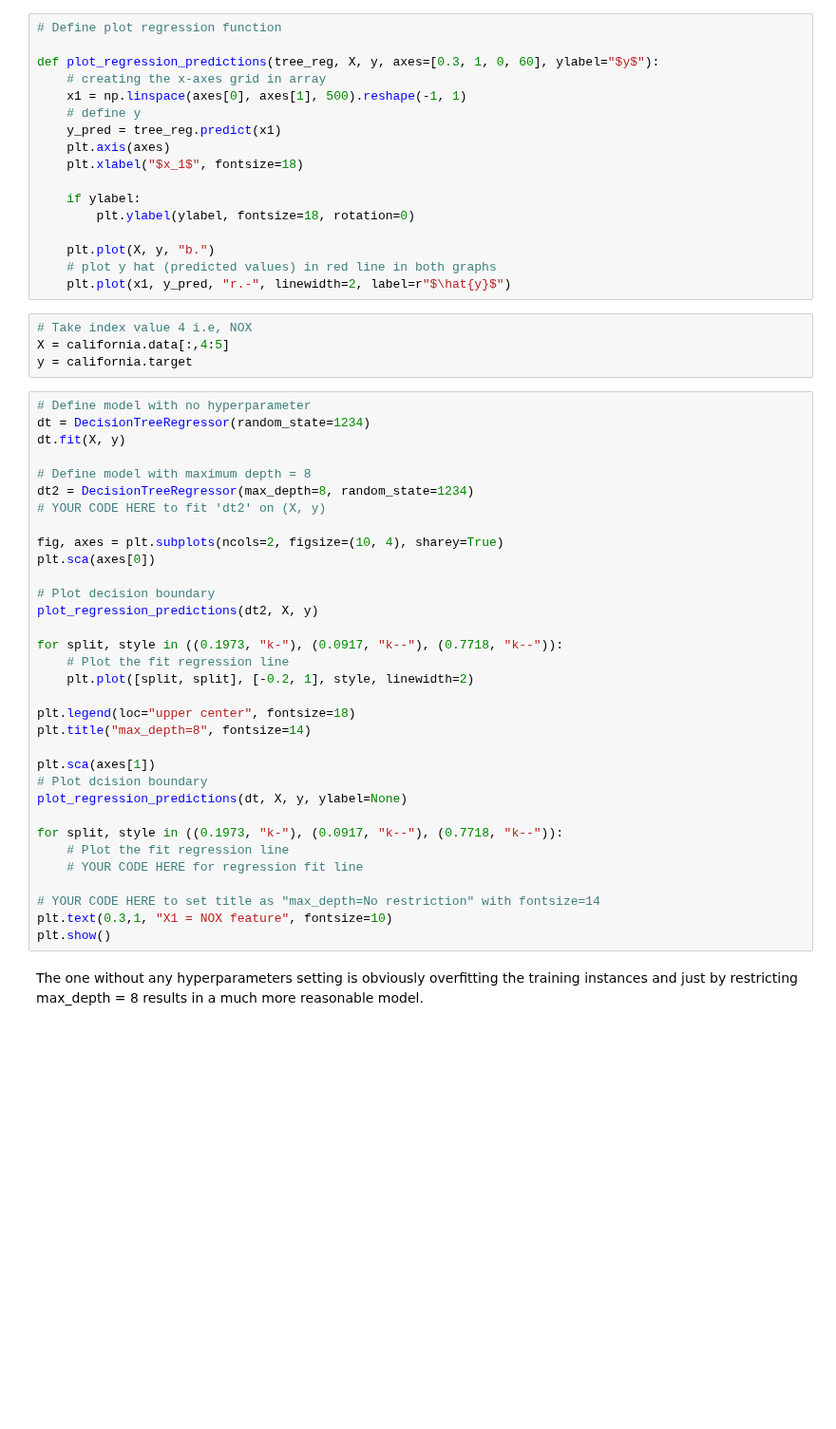
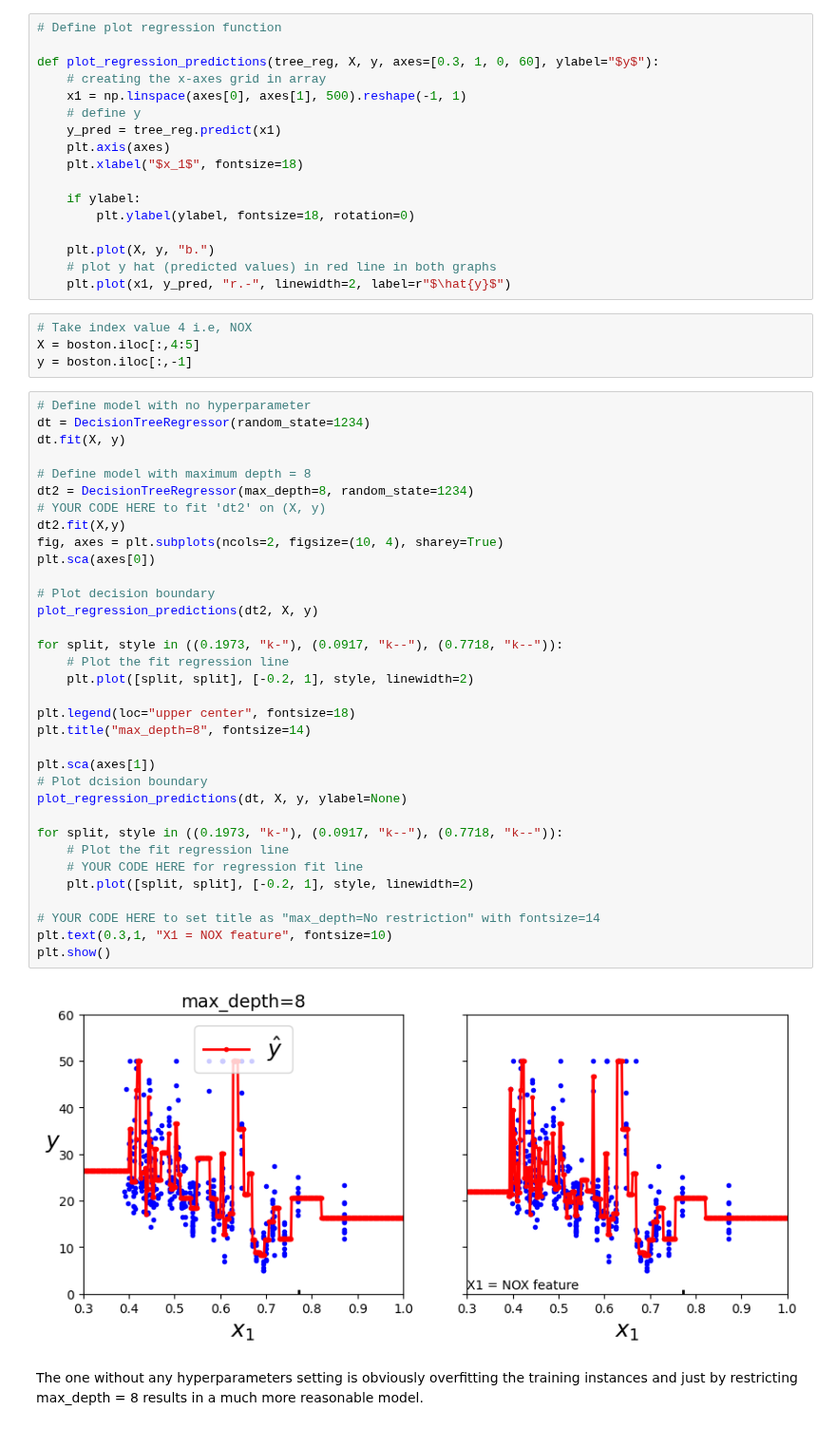
Before and after one commit to deepakk7195/IISC_CDS_DS, a Jupyter notebook: AST_04_Decision_Trees_CART.ipynb, the cells around one changed output. Shown at 95% size. Saved outputs shown, nothing was run; the diff lists cells and outputs as text; blank space fills up the shorter version.

```diff
--- a/AST_04_Decision_Trees_CART.ipynb
+++ b/AST_04_Decision_Trees_CART.ipynb
@@ -546,41 +596,44 @@ def plot_regression_predictions(tree_reg, X, y, axes=[0.3, 1, 0, 60], ylabel="$y
     plt.plot(x1, y_pred, "r.-", linewidth=2, label=r"$\hat{y}$")
 # %%
 # Take index value 4 i.e, NOX
-X = california.data[:,4:5]
-y = california.target
+X = boston.iloc[:,4:5]
+y = boston.iloc[:,-1]
 # %%
 # Define model with no hyperparameter
 dt = DecisionTreeRegressor(random_state=1234)
 dt.fit(X, y)
 
 # Define model with maximum depth = 8
 dt2 = DecisionTreeRegressor(max_depth=8, random_state=1234)
 # YOUR CODE HERE to fit 'dt2' on (X, y)
-
+dt2.fit(X,y)
 fig, axes = plt.subplots(ncols=2, figsize=(10, 4), sharey=True)
 plt.sca(axes[0])
 
 # Plot decision boundary
 plot_regression_predictions(dt2, X, y)
 
 for split, style in ((0.1973, "k-"), (0.0917, "k--"), (0.7718, "k--")):
     # Plot the fit regression line
     plt.plot([split, split], [-0.2, 1], style, linewidth=2)
 
 plt.legend(loc="upper center", fontsize=18)
 plt.title("max_depth=8", fontsize=14)
 
 plt.sca(axes[1])
 # Plot dcision boundary
 plot_regression_predictions(dt, X, y, ylabel=None)
 
 for split, style in ((0.1973, "k-"), (0.0917, "k--"), (0.7718, "k--")):
     # Plot the fit regression line
     # YOUR CODE HERE for regression fit line
+    plt.plot([split, split], [-0.2, 1], style, linewidth=2)
 
 # YOUR CODE HERE to set title as "max_depth=No restriction" with fontsize=14
 plt.text(0.3,1, "X1 = NOX feature", fontsize=10)
 plt.show()
+# %% [output]
+[figure, added]
 # %% [markdown]
 The one without any hyperparameters setting is obviously overfitting the training instances and just by restricting max_depth = 8 results in a much more reasonable model.
 # %% [markdown]
```
Also changed, not shown: parts of 20 cells of this notebook.
